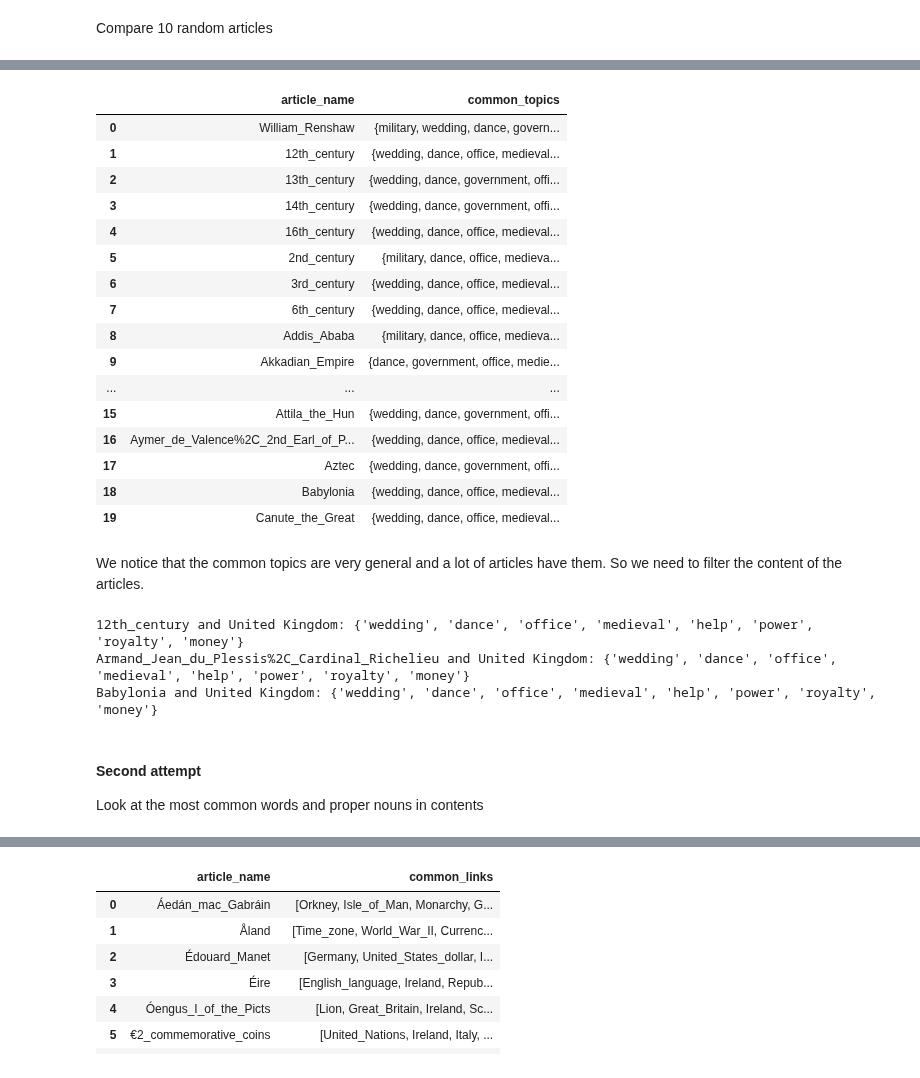
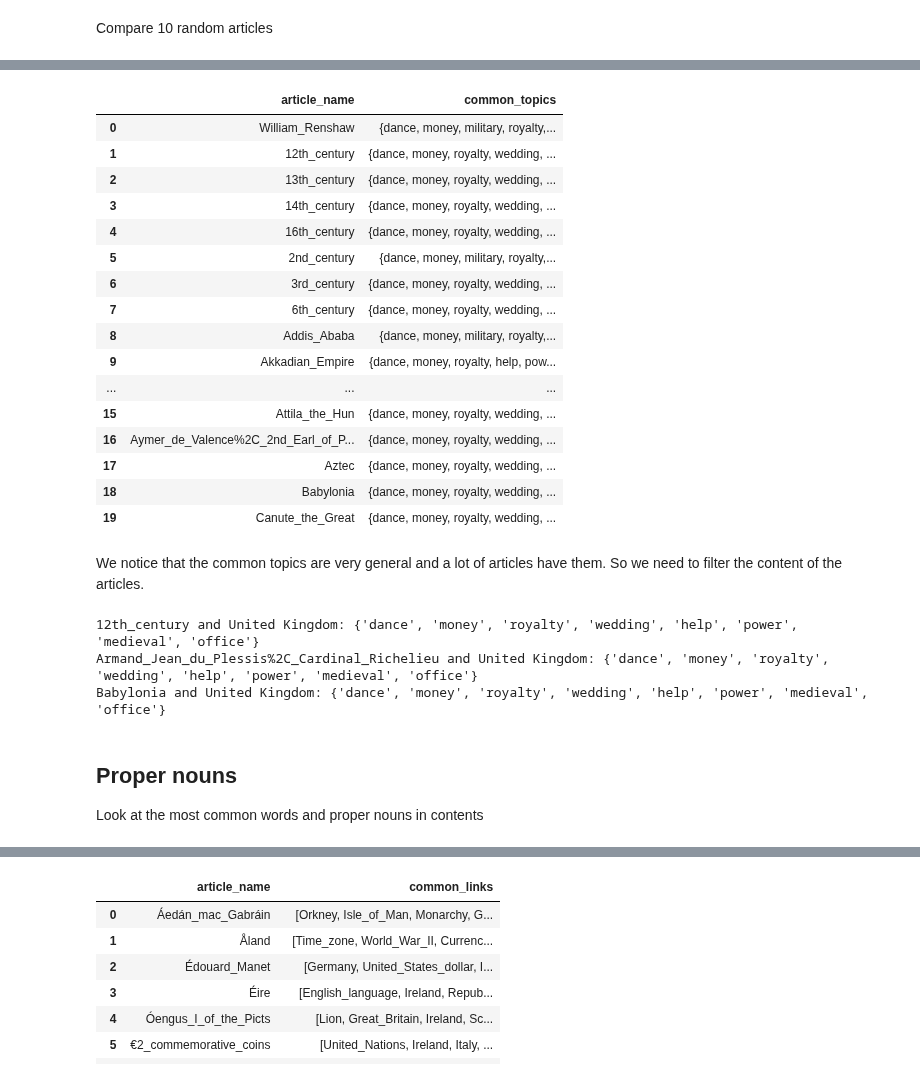
Before and after one commit to epfl-ada/ada-2023-project-abracadabra2023, a Jupyter notebook: nb.ipynb, the cells around one changed output, grey strips where cells are left out. Cells and saved outputs as stored; diff of their text form; code cells hidden in the pictures.

```diff
--- a/nb.ipynb
+++ b/nb.ipynb
@@ -115,14 +148,15 @@ distribution_position_percentage(paths_finished, main_article, show=True)
 # %% [markdown]
 In generality, we can't really infer any particular distribution from the data. However, in future analysis we could try to fit distributions when we consider the position of the main article conditonally on additional events (e.g. the path also contains a particular cliché).
 # %%
-# define main_article for analysis:
-main_article = "United_Kingdom"
-
 # only keep rows such that main_article in path
-around_main_article = get_df_main_article(paths_finished, main_article=main_article).copy(deep=True)
+around_main_article = get_df_main_article(
+    paths_finished, main_article=main_article
+).copy(deep=True)
 
 # get category of the main_article
-around_main_article["main_article_category"] = around_main_article["path"].apply(lambda path: get_category_main_article(main_article, path, categories))
+around_main_article["main_article_category"] = around_main_article["path"].apply(
+    lambda path: get_category_main_article(main_article, path, categories)
+)
 
 # article juste before/just after main_article
 # TODO: function to be improved/discussed. What do we want to do with "<"?
@@ -352,56 +440,41 @@ Common topics for Neptune and United Kingdom: {'wedding', 'dance', 'office', 'he
 # %%
-# /!\ dataset is stored in "top_50_common_topics.csv" file
-
 uk_topics = uk_topics_row.iloc[0]["topics"]
 
 # Compare topics for all articles in the dataset
 common_article_topics = []
 
 for index, row in article_topics.iterrows():
-    if row["article_name"] == "United_Kingdom":
+    if row["article_name"] == main_article:
         continue
     common_topics = set(row["topics"]) & set(uk_topics_row["topics"].values[0])
     if common_topics:
         common_article_topics.append(
             {"article_name": row["article_name"], "common_topics": common_topics}
         )
 
 # Sort comparisons based on the number of common topics
 common_article_topics.sort(key=lambda x: len(x["common_topics"]), reverse=True)
 
 common_article_topics = pd.DataFrame(common_article_topics)
 display(common_article_topics.head(20))
-
-# Print the top 5 comparisons
-# print("Top 5 comparisons with most common topics:")
-# for i in range(min(5, len(common_article_topics))):
-#     print(
-#         f"{common_article_topics[i]['article_name']} and United Kingdom: {common_article_topics[i]['common_topics']}"
-#     )
-
-# Save the top 50 comparisons to a CSV file
-# top_50_comparisons = comparisons_with_common_topics[:50]
-# if top_50_comparisons:
-#     df_top_50_comparisons = pd.DataFrame(top_50_comparisons)
-#     df_top_50_comparisons.to_csv(os.path.join(DATA_PATH , "top_50_common_topics.csv", index=False)
 # %% [output]
 |  | article_name | common_topics |
-| 0 | William_Renshaw | {military, wedding, dance, govern... |
-| 1 | 12th_century | {wedding, dance, office, medieval... |
-| 2 | 13th_century | {wedding, dance, government, offi... |
-| 3 | 14th_century | {wedding, dance, government, offi... |
-| 4 | 16th_century | {wedding, dance, office, medieval... |
-| 5 | 2nd_century | {military, dance, office, medieva... |
-| 6 | 3rd_century | {wedding, dance, office, medieval... |
-| 7 | 6th_century | {wedding, dance, office, medieval... |
-| 8 | Addis_Ababa | {military, dance, office, medieva... |
-| 9 | Akkadian_Empire | {dance, government, office, medie... |
+| 0 | William_Renshaw | {dance, money, military, royalty,... |
+| 1 | 12th_century | {dance, money, royalty, wedding, ... |
+| 2 | 13th_century | {dance, money, royalty, wedding, ... |
+| 3 | 14th_century | {dance, money, royalty, wedding, ... |
+| 4 | 16th_century | {dance, money, royalty, wedding, ... |
+| 5 | 2nd_century | {dance, money, military, royalty,... |
+| 6 | 3rd_century | {dance, money, royalty, wedding, ... |
+| 7 | 6th_century | {dance, money, royalty, wedding, ... |
+| 8 | Addis_Ababa | {dance, money, military, royalty,... |
+| 9 | Akkadian_Empire | {dance, money, royalty, help, pow... |
 | ... | ... | ... |
-| 15 | Attila_the_Hun | {wedding, dance, government, offi... |
-| 16 | Aymer_de_Valence%2C_2nd_Earl_of_P... | {wedding, dance, office, medieval... |
-| 17 | Aztec | {wedding, dance, government, offi... |
-| 18 | Babylonia | {wedding, dance, office, medieval... |
-| 19 | Canute_the_Great | {wedding, dance, office, medieval... |
+| 15 | Attila_the_Hun | {dance, money, royalty, wedding, ... |
+| 16 | Aymer_de_Valence%2C_2nd_Earl_of_P... | {dance, money, royalty, wedding, ... |
+| 17 | Aztec | {dance, money, royalty, wedding, ... |
+| 18 | Babylonia | {dance, money, royalty, wedding, ... |
+| 19 | Canute_the_Great | {dance, money, royalty, wedding, ... |
 # %% [markdown]
 We notice that the common topics are very general and a lot of articles have them. So we need to filter the content of the articles.
 # %%
@@ -413,10 +486,13 @@ concrete_examples = common_article_topics[
 ]
 for _, row in concrete_examples.iterrows():
     print(f"{row['article_name']} and United Kingdom: {row['common_topics']}")
+concrete_examples.to_html(
+    "random_common_topics.html", index=False, justify="justify", border=3
+)
 # %% [output]
-12th_century and United Kingdom: {'wedding', 'dance', 'office', 'medieval', 'help', 'power', 'royalty', 'money'}
-Armand_Jean_du_Plessis%2C_Cardinal_Richelieu and United Kingdom: {'wedding', 'dance', 'office', 'medieval', 'help', 'power', 'royalty', 'money'}
-Babylonia and United Kingdom: {'wedding', 'dance', 'office', 'medieval', 'help', 'power', 'royalty', 'money'}
+12th_century and United Kingdom: {'dance', 'money', 'royalty', 'wedding', 'help', 'power', 'medieval', 'office'}
+Armand_Jean_du_Plessis%2C_Cardinal_Richelieu and United Kingdom: {'dance', 'money', 'royalty', 'wedding', 'help', 'power', 'medieval', 'office'}
+Babylonia and United Kingdom: {'dance', 'money', 'royalty', 'wedding', 'help', 'power', 'medieval', 'office'}
 # %% [markdown]
-#### Second attempt
+## Proper nouns
 Look at the most common words and proper nouns in contents
```
Also changed, not shown: parts of 36 cells of this notebook, 5 other files.
